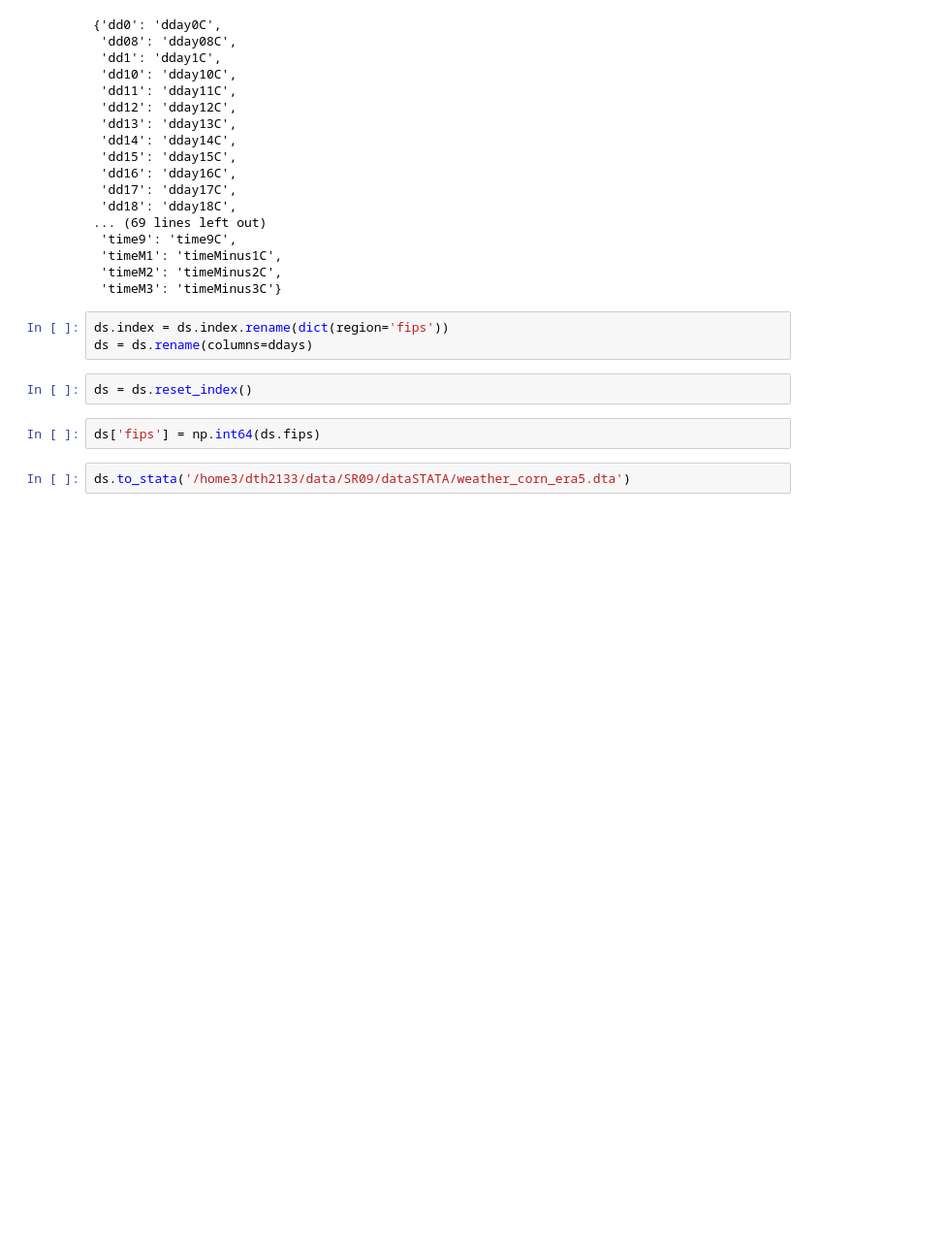
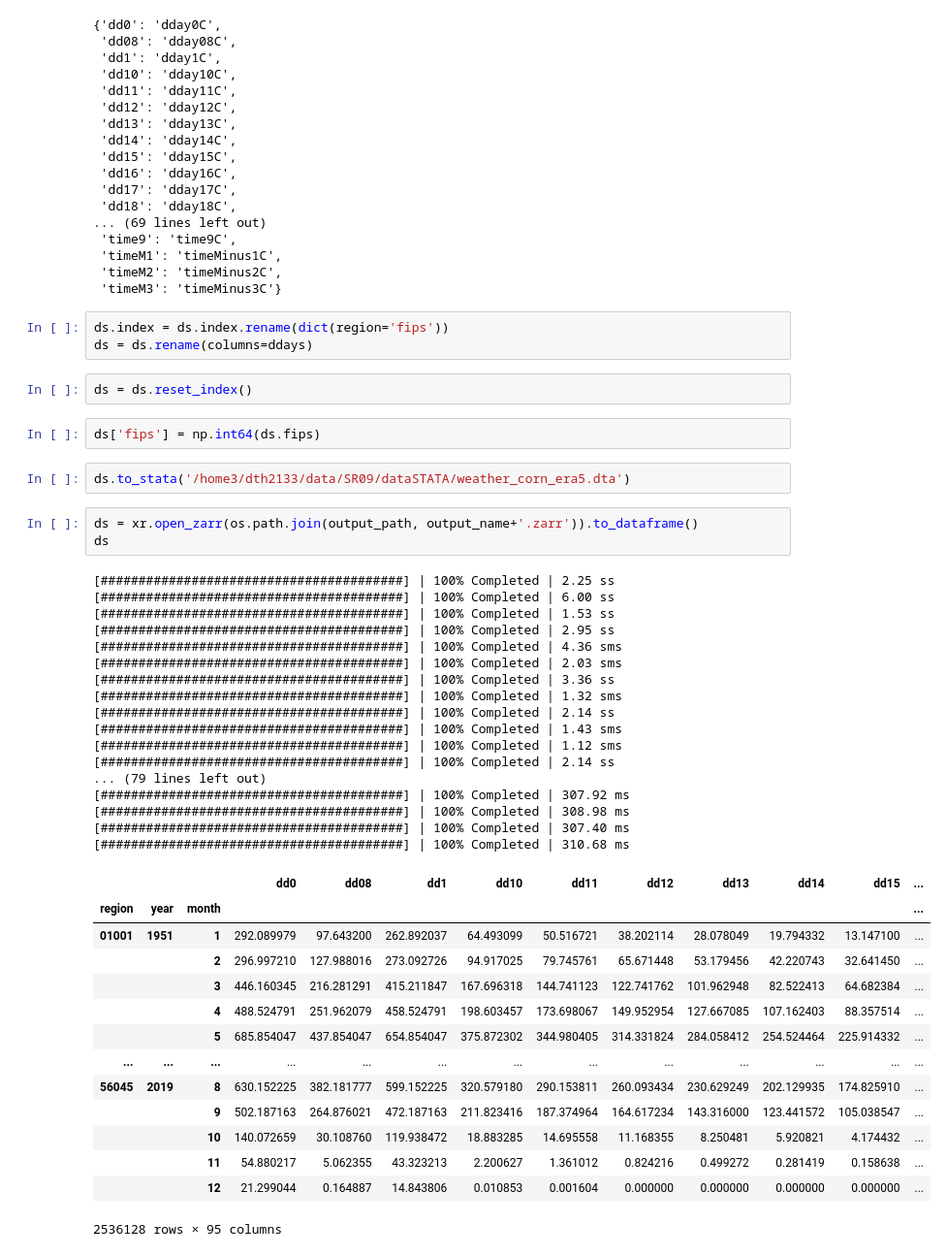
Before and after one commit to dylanhogan/aggfly, a Jupyter notebook: notebooks/run_t2m_era5_multi.ipynb, the cells around one changed output. Shown at 97% size. Cells and saved outputs as stored; diff of their text form; blank space fills up the shorter version.

```diff
--- a/notebooks/run_t2m_era5_multi.ipynb
+++ b/notebooks/run_t2m_era5_multi.ipynb
@@ -259,3 +362,38 @@ ds = ds.reset_index()
 ds['fips'] = np.int64(ds.fips)
 # %%
 ds.to_stata('/home3/dth2133/data/SR09/dataSTATA/weather_corn_era5.dta')
+# %%
+ds = xr.open_zarr(os.path.join(output_path, output_name+'.zarr')).to_dataframe()
+ds
+# %% [output]
+[########################################] | 100% Completed | 2.25 ss
+[########################################] | 100% Completed | 6.00 ss
+[########################################] | 100% Completed | 1.53 ss
+[########################################] | 100% Completed | 2.95 ss
+[########################################] | 100% Completed | 4.36 sms
+[########################################] | 100% Completed | 2.03 sms
+[########################################] | 100% Completed | 3.36 ss
+[########################################] | 100% Completed | 1.32 sms
+[########################################] | 100% Completed | 2.14 ss
+[########################################] | 100% Completed | 1.43 sms
+[########################################] | 100% Completed | 1.12 sms
+[########################################] | 100% Completed | 2.14 ss
+... (79 lines left out)
+[########################################] | 100% Completed | 307.92 ms
+[########################################] | 100% Completed | 308.98 ms
+[########################################] | 100% Completed | 307.40 ms
+[########################################] | 100% Completed | 310.68 ms
+|  |  |  | dd0 | dd08 | dd1 | dd10 | dd11 | dd12 | dd13 | dd14 | dd15 | ... |
+| region | year | month |  |  |  |  |  |  |  |  |  | ... |
+| 01001 | 1951 | 1 | 292.089979 | 97.643200 | 262.892037 | 64.493099 | 50.516721 | 38.202114 | 28.078049 | 19.794332 | 13.147100 | ... |
+|  |  | 2 | 296.997210 | 127.988016 | 273.092726 | 94.917025 | 79.745761 | 65.671448 | 53.179456 | 42.220743 | 32.641450 | ... |
+|  |  | 3 | 446.160345 | 216.281291 | 415.211847 | 167.696318 | 144.741123 | 122.741762 | 101.962948 | 82.522413 | 64.682384 | ... |
+|  |  | 4 | 488.524791 | 251.962079 | 458.524791 | 198.603457 | 173.698067 | 149.952954 | 127.667085 | 107.162403 | 88.357514 | ... |
+|  |  | 5 | 685.854047 | 437.854047 | 654.854047 | 375.872302 | 344.980405 | 314.331824 | 284.058412 | 254.524464 | 225.914332 | ... |
+| ... | ... | ... | ... | ... | ... | ... | ... | ... | ... | ... | ... | ... |
+| 56045 | 2019 | 8 | 630.152225 | 382.181777 | 599.152225 | 320.579180 | 290.153811 | 260.093434 | 230.629249 | 202.129935 | 174.825910 | ... |
+|  |  | 9 | 502.187163 | 264.876021 | 472.187163 | 211.823416 | 187.374964 | 164.617234 | 143.316000 | 123.441572 | 105.038547 | ... |
+|  |  | 10 | 140.072659 | 30.108760 | 119.938472 | 18.883285 | 14.695558 | 11.168355 | 8.250481 | 5.920821 | 4.174432 | ... |
+|  |  | 11 | 54.880217 | 5.062355 | 43.323213 | 2.200627 | 1.361012 | 0.824216 | 0.499272 | 0.281419 | 0.158638 | ... |
+|  |  | 12 | 21.299044 | 0.164887 | 14.843806 | 0.010853 | 0.001604 | 0.000000 | 0.000000 | 0.000000 | 0.000000 | ... |
+2536128 rows × 95 columns
```
Also changed, not shown: parts of 9 cells of this notebook, 2 other files.
